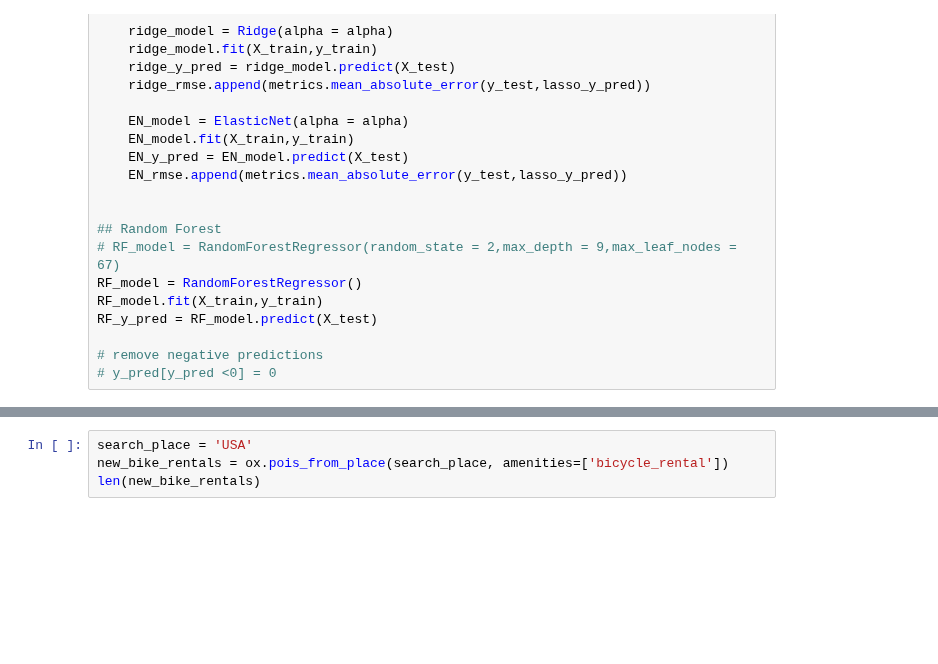
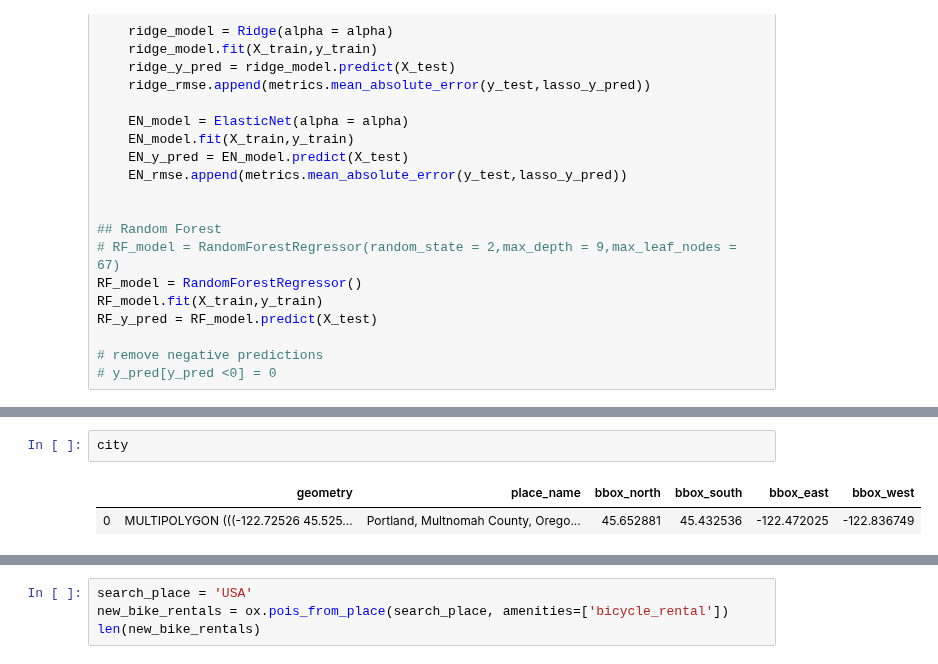
Before and after one commit to peterlzhang/better-bike-share, a Jupyter notebook: bike_share_analysis/train_predict_bike_share.ipynb, the cells around one changed output, grey strips where cells are left out. Cells and saved outputs as stored; diff of their text form; blank space fills up the shorter version.

```diff
--- a/bike_share_analysis/train_predict_bike_share.ipynb
+++ b/bike_share_analysis/train_predict_bike_share.ipynb
@@ -205,3 +352,8 @@ city = ox.gdf_from_place(place)
+# %%
+city
+# %% [output]
+|  | geometry | place_name | bbox_north | bbox_south | bbox_east | bbox_west |
+| 0 | MULTIPOLYGON (((-122.72526 45.525... | Portland, Multnomah County, Orego... | 45.652881 | 45.432536 | -122.472025 | -122.836749 |
 # %%
 m = folium.Map([city.geometry.centroid.y, city.geometry.centroid.x],
                zoom_start=11,
```
Also changed, not shown: parts of 10 cells of this notebook, 2 other files.
